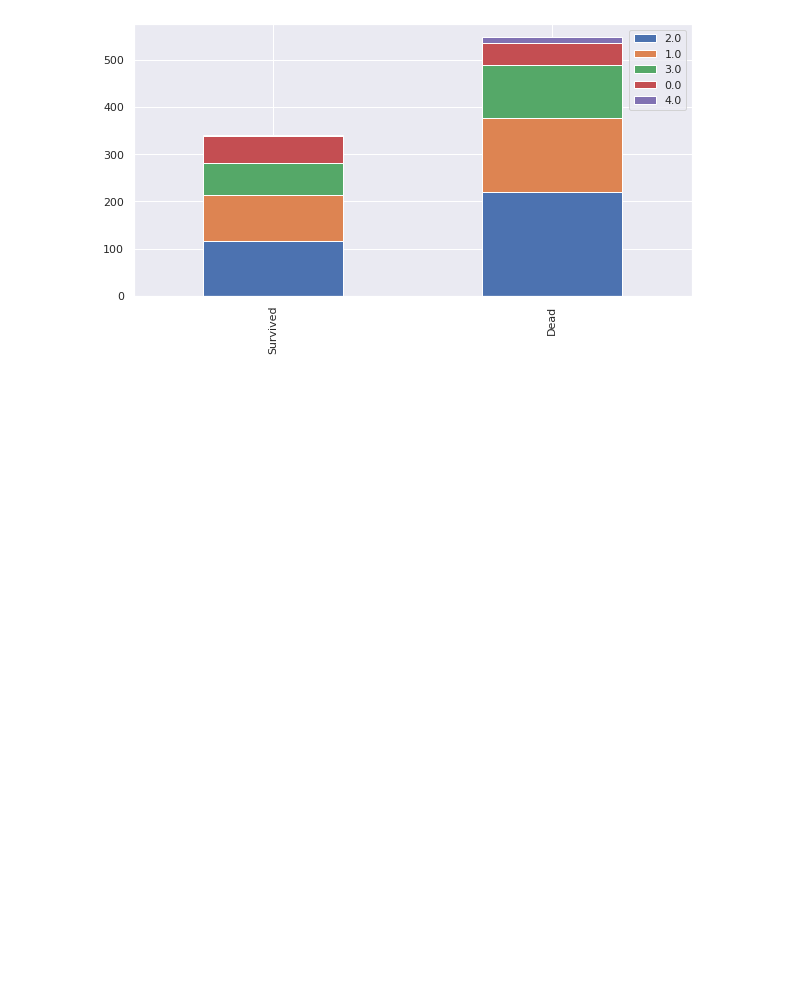
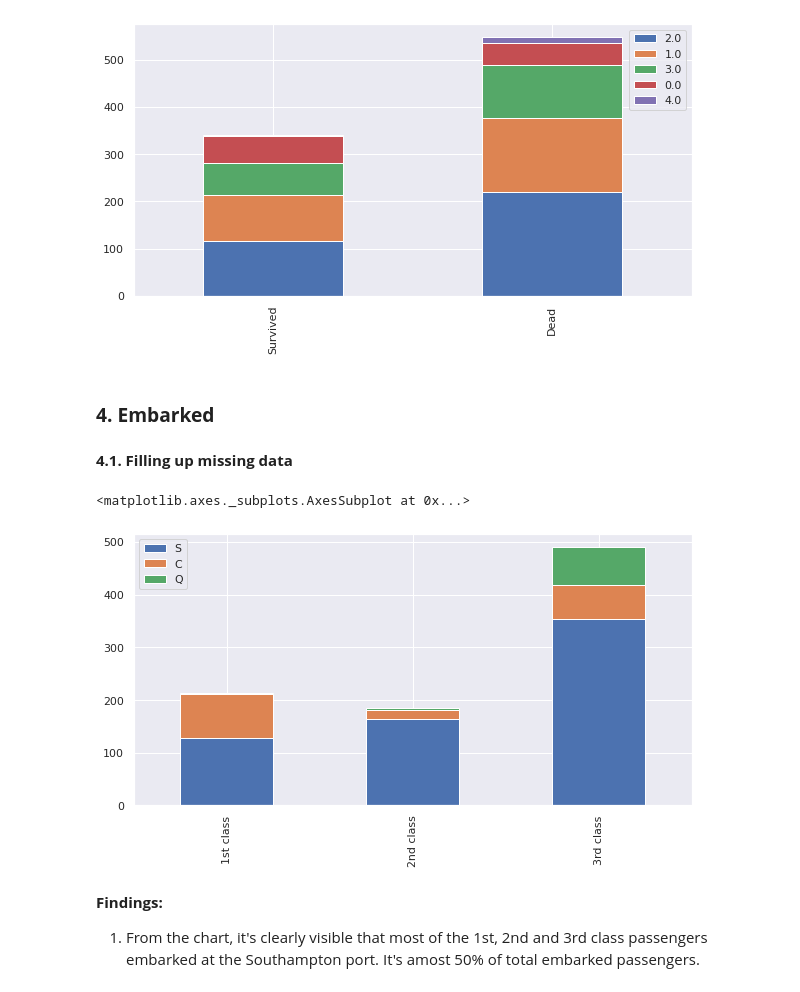
Before and after one commit to Zaedul-Islam/Kaggle, a Jupyter notebook: Titanic - Machine Learning from Disaster/Titanic.ipynb, the cells around one changed output. Saved outputs shown, nothing was run; the diff lists cells and outputs as text; code cells hidden in the pictures; blank space fills up the shorter version.

```diff
--- a/Titanic - Machine Learning from Disaster/Titanic.ipynb
+++ b/Titanic - Machine Learning from Disaster/Titanic.ipynb
@@ -463,3 +463,22 @@ train.head(5)
 drawBarChart('Age')
 # %% [output]
 [figure]
+# %% [markdown]
+### **4. Embarked**
+# %% [markdown]
+**4.1. Filling up missing data**
+# %%
+# Southampton
+pClass1 = train[train['Pclass'] == 1]['Embarked'].value_counts()
+pClass2 = train[train['Pclass'] == 2]['Embarked'].value_counts()
+pClass3 = train[train['Pclass'] == 3]['Embarked'].value_counts()
+
+df = pd.DataFrame([pClass1, pClass2, pClass3])
+df.index = ['1st class', '2nd class', '3rd class']
+df.plot(kind = 'bar', stacked = True, figsize = (10, 5))
+# %% [output]
+<matplotlib.axes._subplots.AxesSubplot at 0x...>
+[figure, added]
+# %% [markdown]
+**Findings:**
+1. From the chart, it's clearly visible that most of the 1st, 2nd and 3rd class passengers embarked at the Southampton port. It's amost 50% of total embarked passengers.
```
Also changed, not shown: parts of 8 cells of this notebook.
